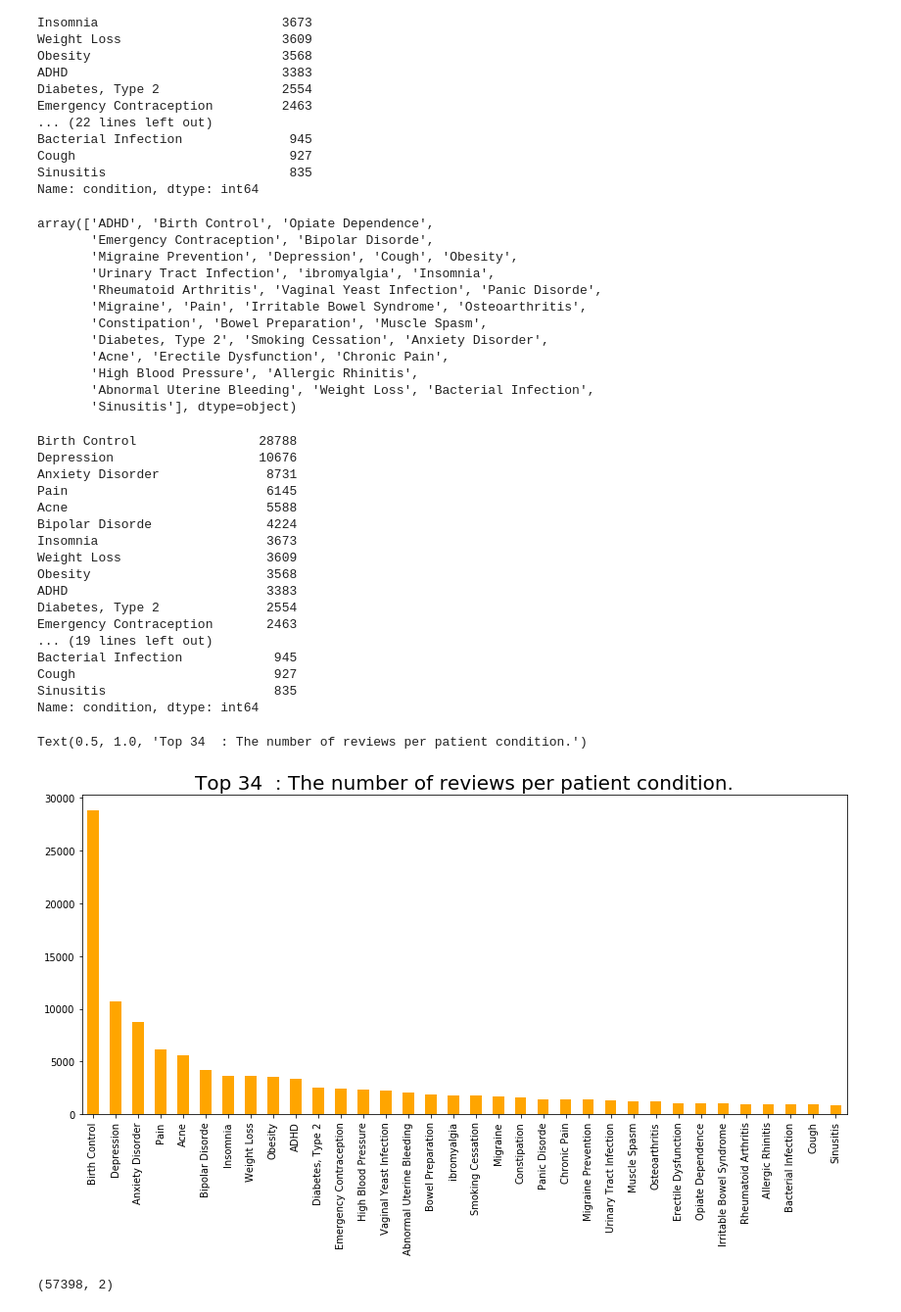
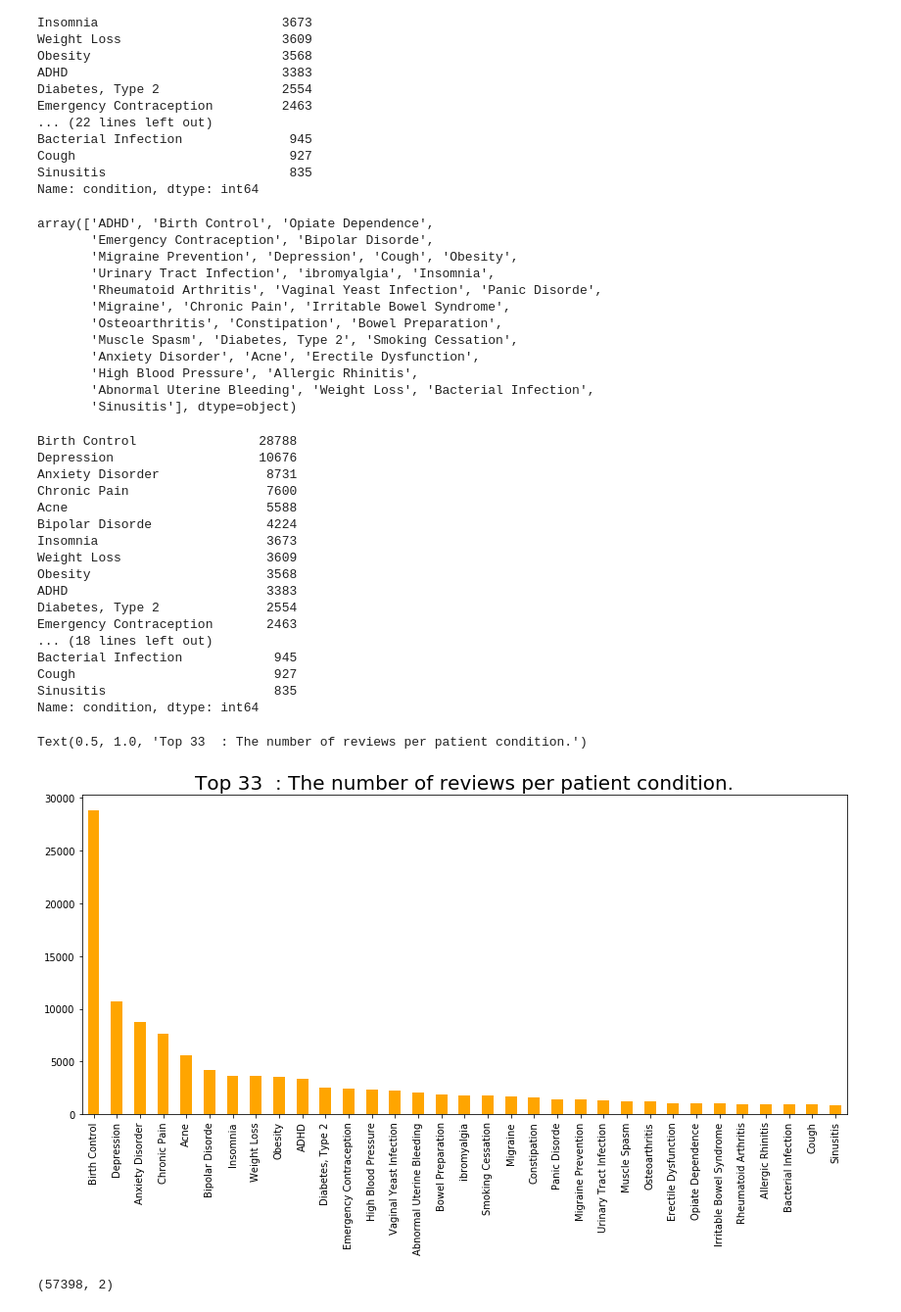
Before and after one commit to anoop19/Multi-Class-Classification, a Jupyter notebook: src/MultiClassificationLSTM.ipynb, the cells around one changed output. Shown at 98% size. Cells and saved outputs as stored; diff of their text form; code cells hidden in the pictures.

```diff
--- a/src/MultiClassificationLSTM.ipynb
+++ b/src/MultiClassificationLSTM.ipynb
@@ -139,7 +139,7 @@ Cough                            927
 Sinusitis                        835
 Name: condition, dtype: int64
 # %%
-df_train_fil.replace({'condition':{'Generalized Anxiety Disorde': 'Anxiety Disorder','Anxiety and Stress': 'Anxiety Disorder','Anxiety':'Anxiety Disorder','Major Depressive Disorde':'Depression'}},inplace= True)
+df_train_fil.replace({'condition':{'Generalized Anxiety Disorde': 'Anxiety Disorder','Anxiety and Stress': 'Anxiety Disorder','Anxiety':'Anxiety Disorder','Major Depressive Disorde':'Depression','Pain':'Chronic Pain'}},inplace= True)
 # %%
 df_train_fil.condition.unique()
 # %% [output]
@@ -148,41 +148,41 @@ array(['ADHD', 'Birth Control', 'Opiate Dependence',
        'Migraine Prevention', 'Depression', 'Cough', 'Obesity',
        'Urinary Tract Infection', 'ibromyalgia', 'Insomnia',
        'Rheumatoid Arthritis', 'Vaginal Yeast Infection', 'Panic Disorde',
-       'Migraine', 'Pain', 'Irritable Bowel Syndrome', 'Osteoarthritis',
-       'Constipation', 'Bowel Preparation', 'Muscle Spasm',
-       'Diabetes, Type 2', 'Smoking Cessation', 'Anxiety Disorder',
-       'Acne', 'Erectile Dysfunction', 'Chronic Pain',
+       'Migraine', 'Chronic Pain', 'Irritable Bowel Syndrome',
+       'Osteoarthritis', 'Constipation', 'Bowel Preparation',
+       'Muscle Spasm', 'Diabetes, Type 2', 'Smoking Cessation',
+       'Anxiety Disorder', 'Acne', 'Erectile Dysfunction',
        'High Blood Pressure', 'Allergic Rhinitis',
        'Abnormal Uterine Bleeding', 'Weight Loss', 'Bacterial Infection',
        'Sinusitis'], dtype=object)
 # %%
 # Data plot based on review and condition
 df_condition=df_train_fil.condition.value_counts()
 print(df_condition)
-df_condition[0:34].plot(kind="bar", figsize = (14,6), fontsize = 10,color="orange")
+df_condition[0:33].plot(kind="bar", figsize = (14,6), fontsize = 10,color="orange")
 plt.xlabel("", fontsize = 20)
 plt.ylabel("", fontsize = 20)
-plt.title("Top 34  : The number of reviews per patient condition.", fontsize = 20)
+plt.title("Top 33  : The number of reviews per patient condition.", fontsize = 20)
 # %% [output]
 Birth Control                28788
 Depression                   10676
 Anxiety Disorder              8731
-Pain                          6145
+Chronic Pain                  7600
 Acne                          5588
 Bipolar Disorde               4224
 Insomnia                      3673
 Weight Loss                   3609
 Obesity                       3568
 ADHD                          3383
 Diabetes, Type 2              2554
 Emergency Contraception       2463
-... (19 lines left out)
+... (18 lines left out)
 Bacterial Infection            945
 Cough                          927
 Sinusitis                      835
 Name: condition, dtype: int64
-Text(0.5, 1.0, 'Top 34  : The number of reviews per patient condition.')
+Text(0.5, 1.0, 'Top 33  : The number of reviews per patient condition.')
-[figure, old version]
+[figure, new version]
 # %%
 df_train_fil = df_train_fil.sample(frac=0.5, replace=True, random_state=1).copy()
 df_train_fil.shape
```
Also changed, not shown: parts of 12 cells of this notebook.
